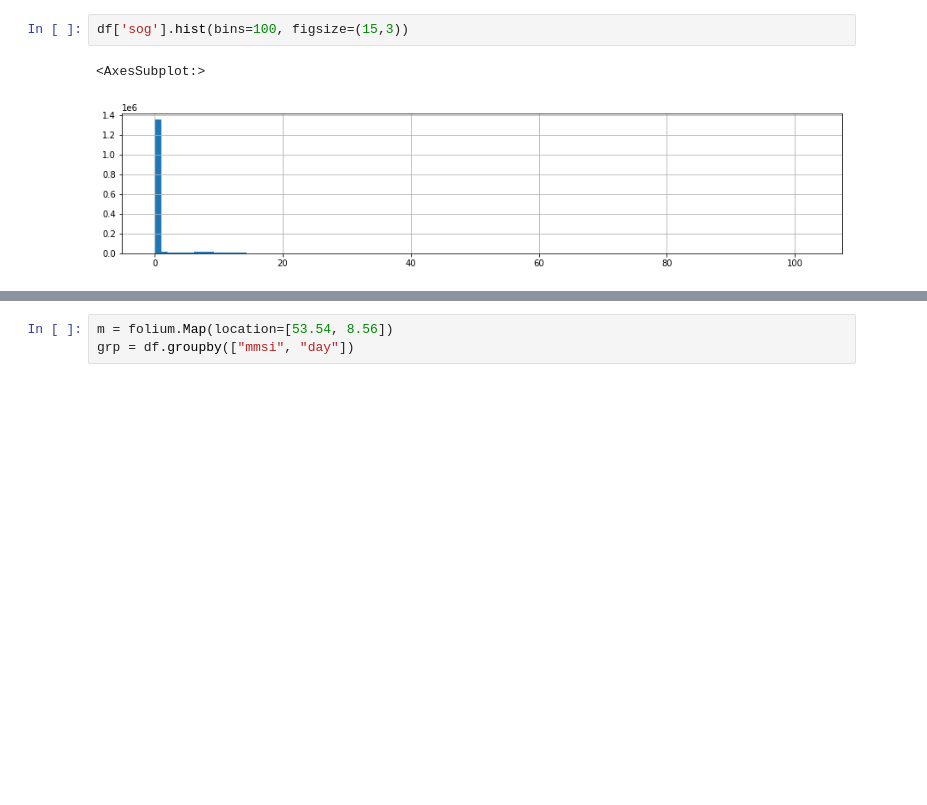
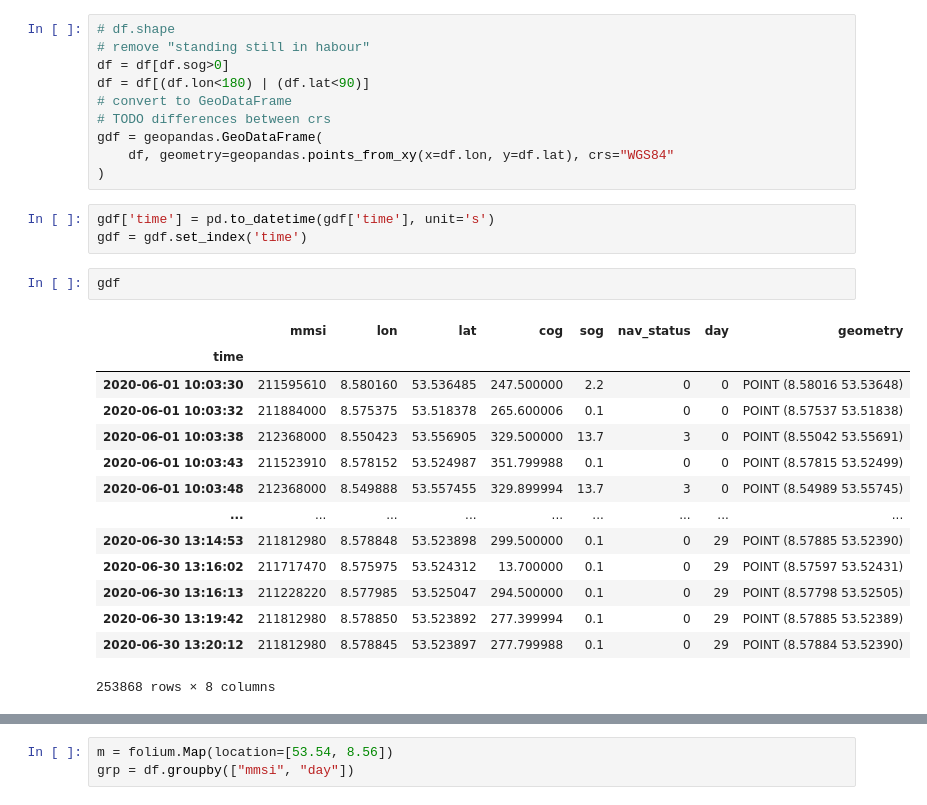
Before and after one commit to kono94/ship-path-prediction, a Jupyter notebook: deeprl/ais/explore.ipynb, the cells around one changed output, grey strips where cells are left out. Drawn from its saved outputs; the diff is of its cells as text; blank space fills up the shorter version.

```diff
--- a/deeprl/ais/explore.ipynb
+++ b/deeprl/ais/explore.ipynb
@@ -39,5 +30,30 @@ is_tugboat([20, 53.55260666666667], [8.56090166666, 8.56090166666])
-# %%
-df['sog'].hist(bins=100, figsize=(15,3))
-# %% [output]
-<AxesSubplot:>
-[figure, removed]
+# %%
+# df.shape
+# remove "standing still in habour"
+df = df[df.sog>0]
+df = df[(df.lon<180) | (df.lat<90)]
+# convert to GeoDataFrame
+# TODO differences between crs
+gdf = geopandas.GeoDataFrame(
+    df, geometry=geopandas.points_from_xy(x=df.lon, y=df.lat), crs="WGS84"
+)
+# %%
+gdf['time'] = pd.to_datetime(gdf['time'], unit='s')
+gdf = gdf.set_index('time')
+# %%
+gdf
+# %% [output]
+|  | mmsi | lon | lat | cog | sog | nav_status | day | geometry |
+| time |  |  |  |  |  |  |  |  |
+| 2020-06-01 10:03:30 | 211595610 | 8.580160 | 53.536485 | 247.500000 | 2.2 | 0 | 0 | POINT (8.58016 53.53648) |
+| 2020-06-01 10:03:32 | 211884000 | 8.575375 | 53.518378 | 265.600006 | 0.1 | 0 | 0 | POINT (8.57537 53.51838) |
+| 2020-06-01 10:03:38 | 212368000 | 8.550423 | 53.556905 | 329.500000 | 13.7 | 3 | 0 | POINT (8.55042 53.55691) |
+| 2020-06-01 10:03:43 | 211523910 | 8.578152 | 53.524987 | 351.799988 | 0.1 | 0 | 0 | POINT (8.57815 53.52499) |
+| 2020-06-01 10:03:48 | 212368000 | 8.549888 | 53.557455 | 329.899994 | 13.7 | 3 | 0 | POINT (8.54989 53.55745) |
+| ... | ... | ... | ... | ... | ... | ... | ... | ... |
+| 2020-06-30 13:14:53 | 211812980 | 8.578848 | 53.523898 | 299.500000 | 0.1 | 0 | 29 | POINT (8.57885 53.52390) |
+| 2020-06-30 13:16:02 | 211717470 | 8.575975 | 53.524312 | 13.700000 | 0.1 | 0 | 29 | POINT (8.57597 53.52431) |
+| 2020-06-30 13:16:13 | 211228220 | 8.577985 | 53.525047 | 294.500000 | 0.1 | 0 | 29 | POINT (8.57798 53.52505) |
+| 2020-06-30 13:19:42 | 211812980 | 8.578850 | 53.523892 | 277.399994 | 0.1 | 0 | 29 | POINT (8.57885 53.52389) |
+| 2020-06-30 13:20:12 | 211812980 | 8.578845 | 53.523897 | 277.799988 | 0.1 | 0 | 29 | POINT (8.57884 53.52390) |
+253868 rows × 8 columns
```
Also changed, not shown: parts of 13 cells of this notebook.
